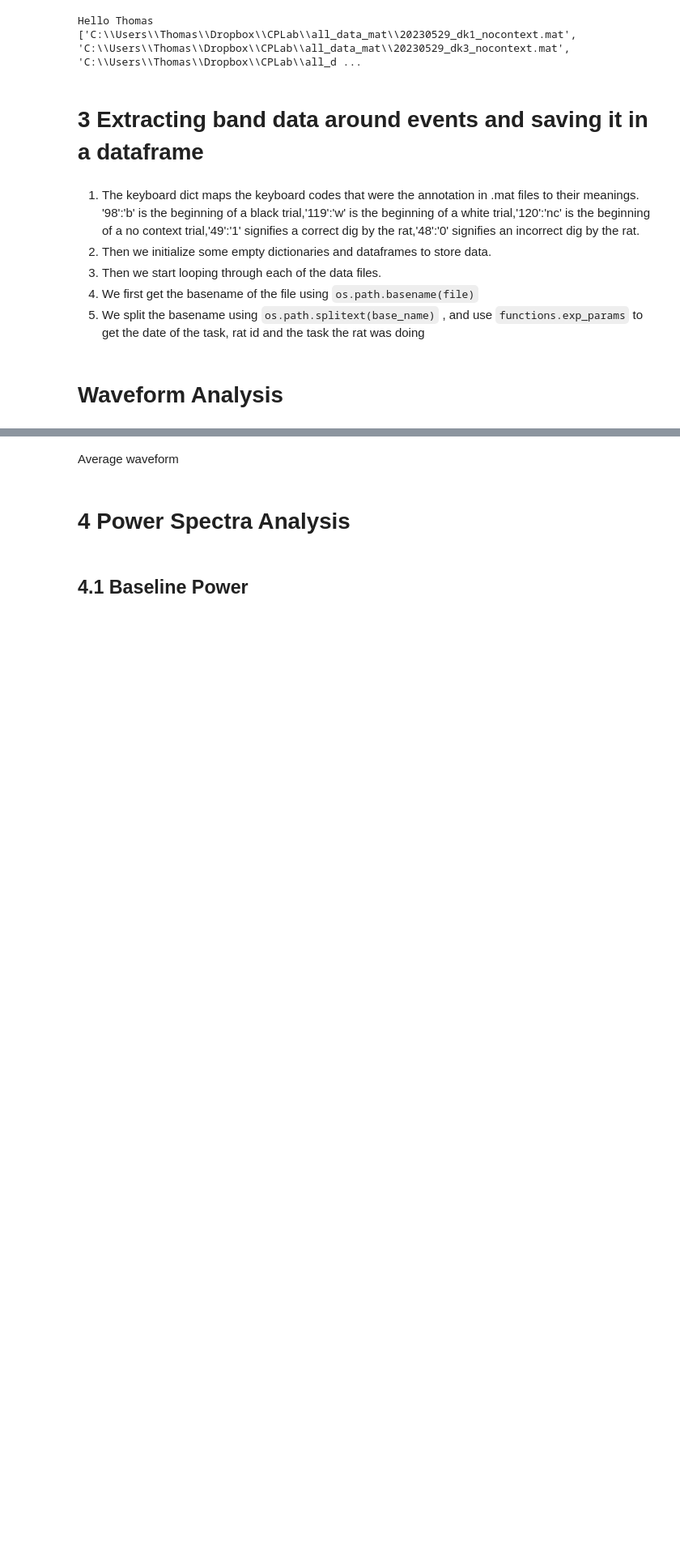
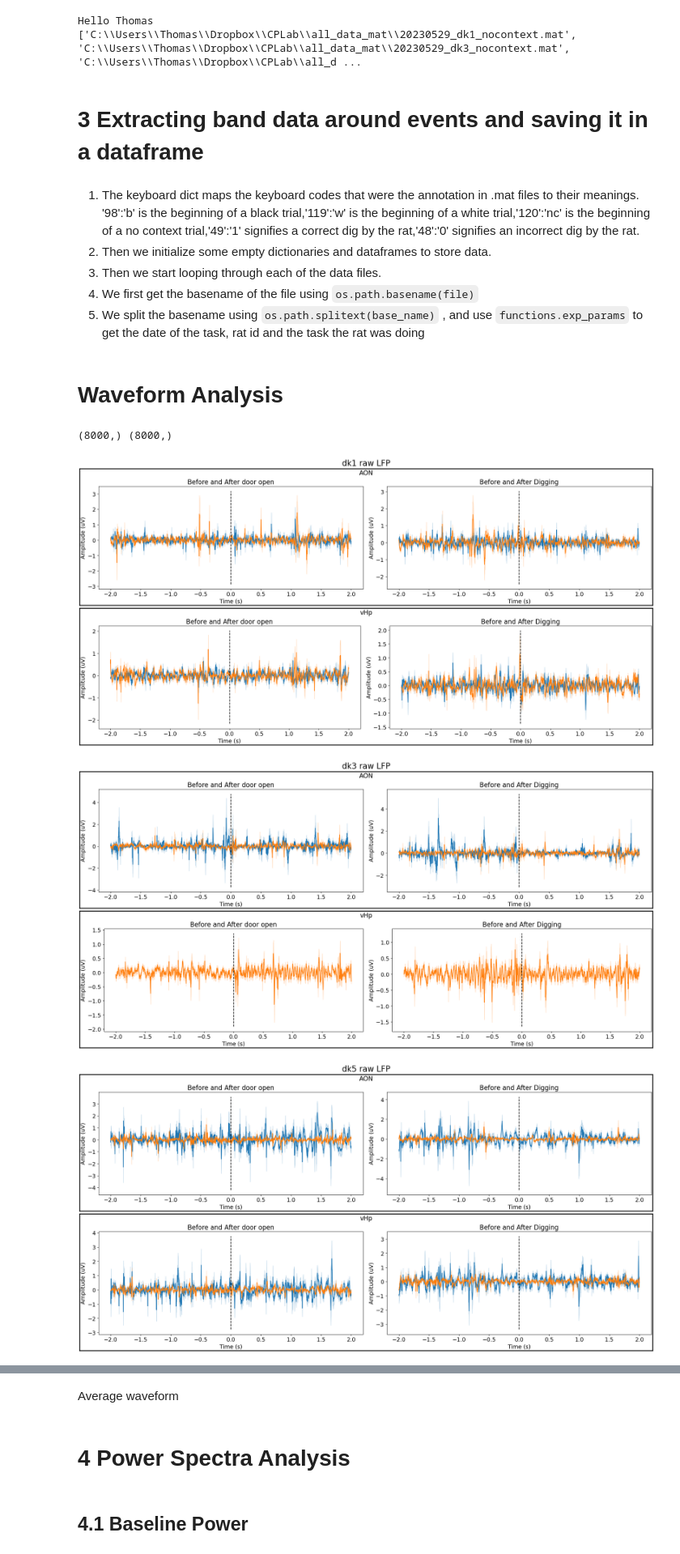
Before and after one commit to namanagrawal97/cpl_analysis_naman, a Jupyter notebook: 00_complete_analysis.ipynb, the cells around one changed output, grey strips where cells are left out. Shown at 81% size. Saved outputs shown, nothing was run; the diff lists cells and outputs as text; code cells hidden in the pictures; blank space fills up the shorter version.

Commit message:
waveform analysis and plots added

```diff
--- a/00_complete_analysis.ipynb
+++ b/00_complete_analysis.ipynb
@@ -173,19 +173,23 @@ baseline_lfp_all = pd.DataFrame(baseline_lfp_all, columns=['rat', 'task', 'chann
 normalization_comparison_all = pd.DataFrame(normalization_comparison_all, columns=['rat', 'task', 'channel', 'non_normalized_data', 'baseline_mean', 'baseline_std', 'normalized_data'])
 # %% [markdown]
 # Waveform Analysis
+# %%
+import matplotlib.pyplot as plt
+import numpy as np
+import scipy.stats
+compiled_data_all_epochs = pd.read_pickle(savepath+'compiled_data_all_epochs.pkl')
+rat_list=list(np.unique(compiled_data_all_epochs['rat']))
+window = [-2, 2]  # Set the window for the waveform
+
+#band = 'total'  # Insert the band of interest
+tasks = ['BWcontext', 'BWnocontext']
+areas=['AON','vHp']
+compiled_data_all_epochs['around_door'] = compiled_data_all_epochs['pre_door'].apply(lambda x: x.tolist()) + compiled_data_all_epochs['post_door'].apply(lambda x: x.tolist())
+compiled_data_all_epochs['around_dig'] = compiled_data_all_epochs['pre_dig'].apply(lambda x: x.tolist()) + compiled_data_all_epochs['post_dig'].apply(lambda x: x.tolist())
+print(np.array(compiled_data_all_epochs['around_door'][0]).shape, np.array(compiled_data_all_epochs['around_dig'][0]).shape)
+# %% [output]
+(8000,) (8000,)
 # %%
-import matplotlib.pyplot as plt
-import numpy as np
-import scipy.stats
-
-rat_list=list(np.unique(compiled_data_all_epochs['rat']))
-window = [-2, 2]  # Set the window for the waveform
-
-#band = 'total'  # Insert the band of interest
-tasks = ['BWcontext', 'BWnocontext']
-areas=['AON','vHp']
-compiled_data_all_epochs['around_door'] = compiled_data_all_epochs['pre_door'] + compiled_data_all_epochs['post_door']
-compiled_data_all_epochs['around_dig'] = compiled_data_all_epochs['pre_dig'] + compiled_data_all_epochs['post_dig']
 
 for rati in rat_list:
     rat_dict = {}
@@ -228,3 +232,50 @@ for rati in rat_list:
     #fig.savefig(os.path.join(savepath,f' LFP_waveform{rati}'), dpi=300)
     plt.show()
     #plt.close(fig)
+# %%
+waveform_data_all = compiled_data_all_epochs.copy()
+waveform_data_all['channel'] = waveform_data_all['channel'].apply(lambda x: 'AON' if 'AON' in x else 'vHp')
+event_dictionary = {'around_door':'Before and After door open', 'around_dig': 'Before and After Digging'}
+for rat in rat_list:
+    waveform_data = waveform_data_all[waveform_data_all['rat'] == rat]
+    fig = plt.figure(constrained_layout=True, figsize=(20, 10))
+    fig.suptitle(f'{rat} raw LFP', fontsize=20)
+    subfigs = fig.subfigures(2, 1)
+    subfigs=subfigs.flatten()
+    for subfig in subfigs:
+        subfig.patch.set_edgecolor('black')
+        subfig.patch.set_linewidth(2)
+
+    areas=['AON','vHp']
+    for outerind, area in enumerate(areas):
+        subfig=subfigs[outerind]
+        axs = subfig.subplots(1, 2)
+        subfig.suptitle(f'{area}', fontsize=16)
+        waveform_data_area = waveform_data[waveform_data['channel'] == area]
+        waveform_data_area = waveform_data_area.reset_index(drop=True)
+
+        for innerind, col in enumerate(['around_door', 'around_dig']):
+            data = np.array(waveform_data_area[col].tolist())  # Ensure data is a numpy array
+            ax = axs[innerind]  # Correct indexing for axs
+            ax.set_title(f'{event_dictionary[col]}', fontsize=16)
+            for task in (['BWcontext', 'BWnocontext']):
+                task_data = data[waveform_data_area['task'] == task]
+                if len(task_data) > 0:
+
+                    data_mean = np.mean(task_data, axis=0)
+                    data_sem = scipy.stats.sem(task_data, axis=0)
+                    time_axis = np.linspace(-2, 2, len(data_mean))
+
+                    ax.plot(time_axis, data_mean, color=plotting_styles.colors[task])
+                    ax.fill_between(time_axis, data_mean - data_sem, data_mean + data_sem, alpha=0.2, color=plotting_styles.colors[task])
+            ax.vlines(0, ax.get_ylim()[0], ax.get_ylim()[1], color='k', linestyle='--')
+            ax.set_xlabel('Time (s)', fontsize=14)
+            ax.set_ylabel('Amplitude (uV)', fontsize=14)
+            ax.tick_params(axis='both', which='major', labelsize=14)
+            #ax.tick_params(axis='both', which='minor', labelsize=10)
+    fig.savefig(os.path.join(savepath,f' LFP_raw_waveform_{rat}'), dpi=300)
+    plt.show()
+# %% [output]
+[figure, added]
+[figure, added]
+[figure, added]
```
Also changed, not shown: parts of 16 cells of this notebook.
